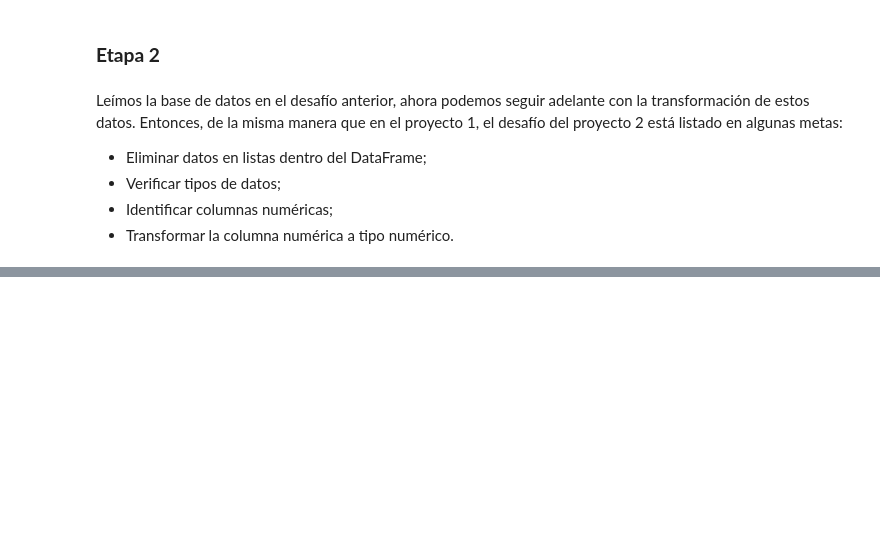
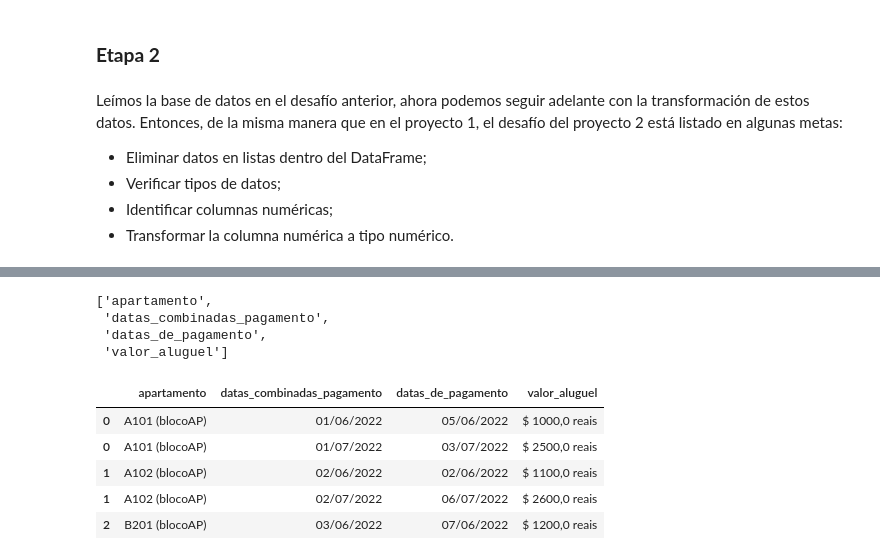
Before and after one commit to DanielRaiicHu/datos_panda_transformacion_manipulacion, a Jupyter notebook: datos_panda_transformacion_manipulacion.ipynb, the cells around one changed output, grey strips where cells are left out. Saved outputs shown, nothing was run; the diff lists cells and outputs as text; code cells hidden in the pictures; blank space fills up the shorter version.

```diff
--- a/datos_panda_transformacion_manipulacion.ipynb
+++ b/datos_panda_transformacion_manipulacion.ipynb
@@ -519,0 +534,21 @@ Leímos la base de datos en el desafío anterior, ahora podemos seguir adelante
+# %%
+# Convierte el índice de columnas del DataFrame 'datos_desafio_2' en una lista de nombres de columnas
+columnas_d2 = list(datos_desafio_2.columns)
+columnas_d2
+# %% [output]
+['apartamento',
+ 'datas_combinadas_pagamento',
+ 'datas_de_pagamento',
+ 'valor_aluguel']
+# %%
+# Expande todas las columnas desde la posición 1 en adelante (columnas_d2[1:]),
+# separando listas en múltiples filas para facilitar el análisis individual de sus elementos.
+datos_desafio_2 = datos_desafio_2.explode(columnas_d2[1:])
+datos_desafio_2.head()
+# %% [output]
+|  | apartamento | datas_combinadas_pagamento | datas_de_pagamento | valor_aluguel |
+| 0 | A101 (blocoAP) | 01/06/2022 | 05/06/2022 | $ 1000,0 reais |
+| 0 | A101 (blocoAP) | 01/07/2022 | 03/07/2022 | $ 2500,0 reais |
+| 1 | A102 (blocoAP) | 02/06/2022 | 02/06/2022 | $ 1100,0 reais |
+| 1 | A102 (blocoAP) | 02/07/2022 | 06/07/2022 | $ 2600,0 reais |
+| 2 | B201 (blocoAP) | 03/06/2022 | 07/06/2022 | $ 1200,0 reais |
```
Also changed, not shown: parts of 5 cells of this notebook.
